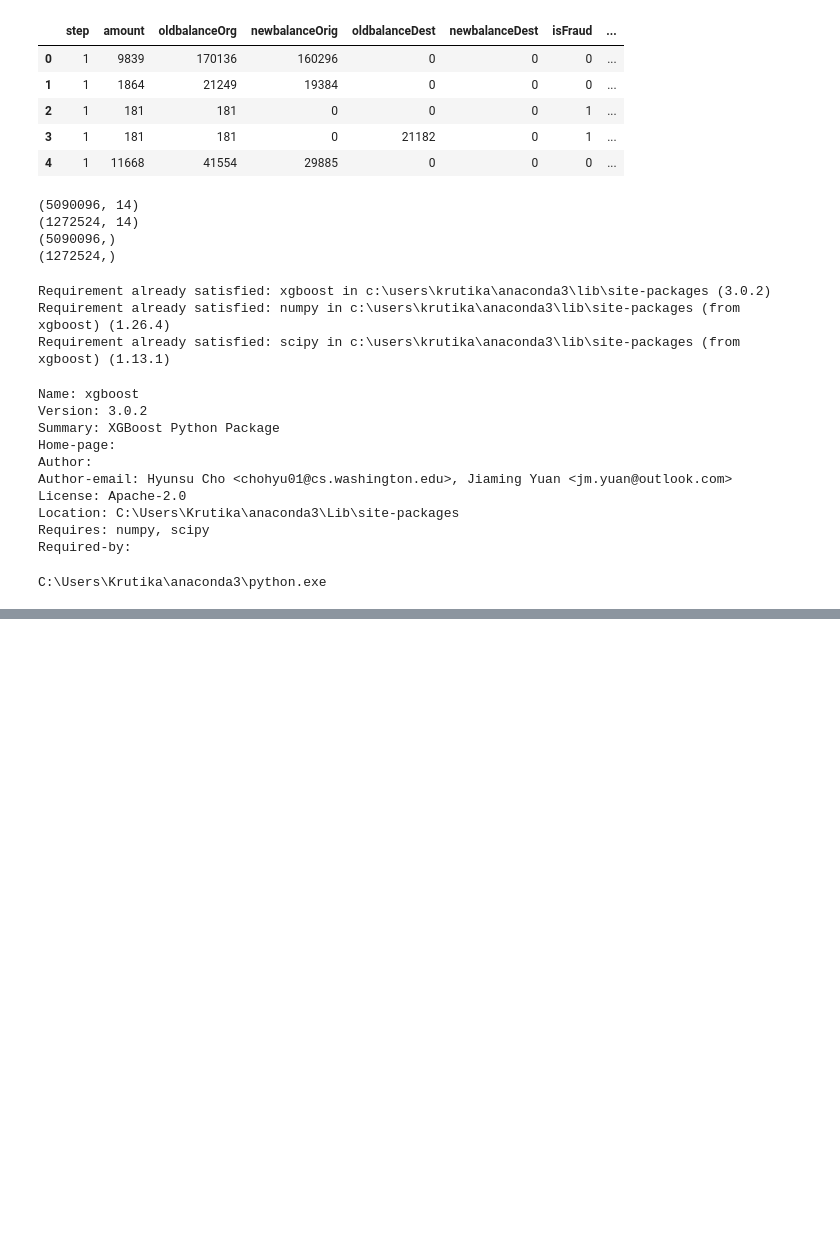
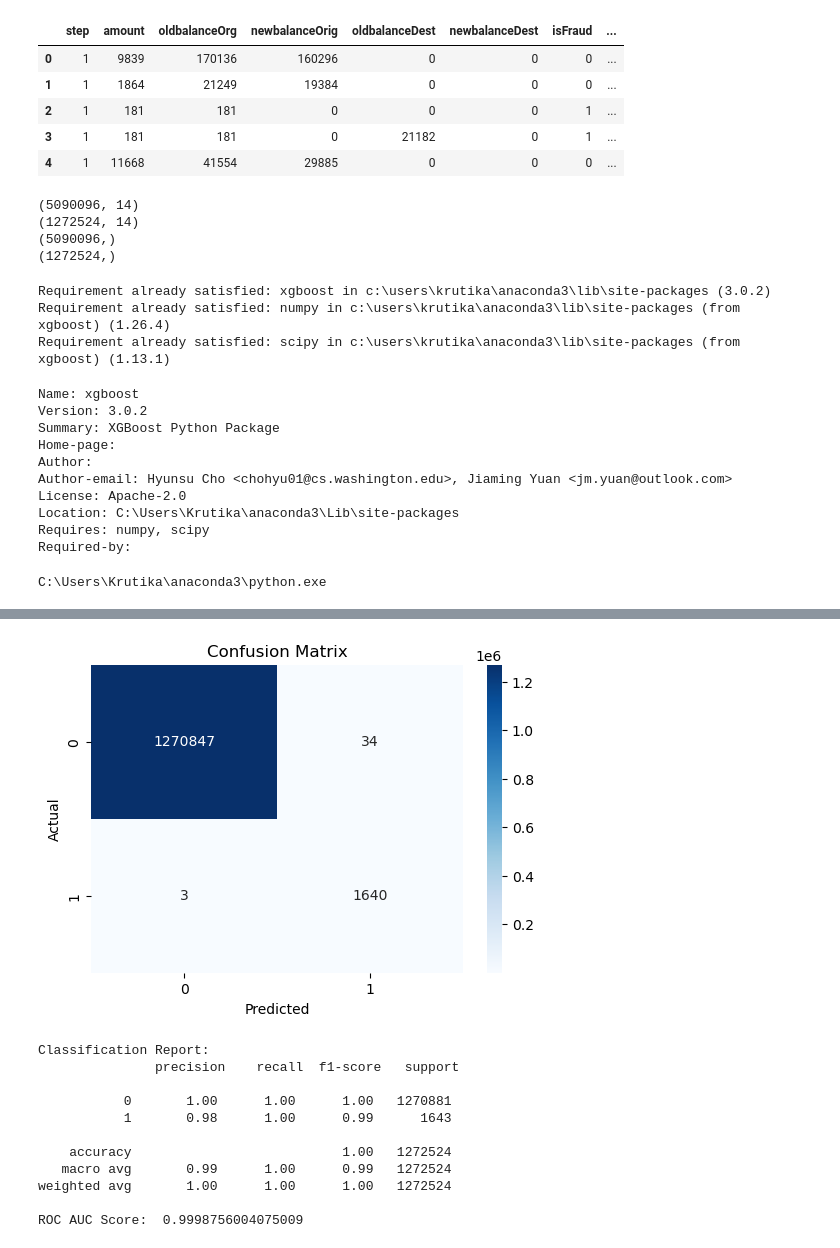
Before and after one commit to kruthikajanvekar/fraud_detection-in-depth-EDA, a Jupyter notebook: indepth_eda.ipynb, the cells around one changed output, grey strips where cells are left out. Drawn from its saved outputs; the diff is of its cells as text; code cells hidden in the pictures; blank space fills up the shorter version.

```diff
--- a/indepth_eda.ipynb
+++ b/indepth_eda.ipynb
@@ -3,4 +3,4 @@ import pandas as pd
 # %%
 import numpy as np
 # %%
-df= pd.read_csv(r"C:\Users\Krutika\Desktop\fraud_detection\Fraud.csv")
+df= pd.read_csv(r"D:\Kruthika\fraud_detection-in-depth-EDA\Fraud.csv")
@@ -291,11 +295,11 @@ param_grid={
 }
 
 # RandomizedSearch with Cross-Validation
-random_search= RandomizedSearchCV(xgb, param_grid, n_iter=5, cv=3, scoring='f1', random_state=42, n_jobs=1)
+random_search= RandomizedSearchCV(xgb, param_grid, n_iter=2, cv=2, scoring='f1', random_state=42, n_jobs=1)
 random_search.fit(X_train, y_train)
 
 # Best model
-best_xgb= random.search.best_estimator_
+best_xgb= random_search.best_estimator_
 
 print("Best Hyperparameters:", random_search.best_params_)
 print("Best F1 Score:", random_search.best_score_)
@@ -319,14 +338,13 @@ param_grid={
     'reg_lambda': [0.1, 1, 10, 100]    # L2 Regularization
 }
 
-}
 
 # RandomizedSearch with Cross-Validation
-random_search= RandomizedSearchCV(xgb, param_grid, n_iter=5, cv=3, scoring='f1', random_state=42, n_jobs=1)
+random_search= RandomizedSearchCV(xgb, param_grid, n_iter=2, cv=2, scoring='f1', random_state=42, n_jobs=1)
 random_search.fit(X_train, y_train)
 
 # Best model
-best_xgb= random.search.best_estimator_
+best_xgb= random_search.best_estimator_
 
 print("Best Hyperparameters:", random_search.best_params_)
 print("Best F1 Score:", random_search.best_score_)
@@ -342,7 +375,7 @@ from sklearn.metrics import make_scorer, f1_score
 scale_pos_weight = len(y_train[y_train == 0]) / len(y_train[y_train == 1])
 
 # Base model
- xgb = XGBClassifier(
+xgb = XGBClassifier(
      scale_pos_weight=scale_pos_weight,
      tree_method="hist",
      use_label_encoder=False,
@@ -351,7 +384,7 @@ scale_pos_weight = len(y_train[y_train == 0]) / len(y_train[y_train == 1])
 )
 
 # Hyperparameter grid
- param_grid = {
+param_grid = {
      "n_estimators": [100, 200],
      "learning_rate": [0.01, 0.1, 0.3],
      "max_depth": [3, 6],
@@ -366,12 +399,12 @@ scale_pos_weight = len(y_train[y_train == 0]) / len(y_train[y_train == 1])
 f1_scorer = make_scorer(f1_score, pos_label=1)
 
 # RandomizedSearchCV (no early stopping here)
- random_search = RandomizedSearchCV(
+random_search = RandomizedSearchCV(
      estimator=xgb,
      param_distributions=param_grid,
-     n_iter=20,
-     scoring=f1_scorer,
-     cv=3,
+     n_iter=2,
+     scoring= f1_scorer,
+     cv=2,
      verbose=1,
      n_jobs=-1,
      random_state=42,
@@ -392,24 +441,39 @@ print("✅ Best Model:", best_xgb)
 # %%
 import matplotlib.pyplot as plt
 import seaborn as sns
 from sklearn.metrics import confusion_matrix, classification_report, roc_auc_score
 import warnings
 
 # make predictions
 y_pred = best_xgb.predict(X_test)
 y_pred_proba= best_xgb.predict_proba(X_test)[:,1]  #Probabilities for ROC AUC
 
 # Confusion Matrix
+cm = confusion_matrix(y_test, y_pred)
 plt.figure(figsize= (6,4))
-sns.heatmap(confusion_matrix(y_test, y_pred), annot= True, fmt='d', cmap='Blues', xtick_labels=['NoFraud', 'Fraud'])
+sns.heatmap(cm, annot= True, fmt='d', cmap='Blues')
+plt.xtick_labels=['NoFraud', 'Fraud']
 plt.xlabel('Predicted')
 plt.ylabel('Actual')
 plt.title('Confusion Matrix')
 plt.show()
 
 # classification report
 print("Classification Report: \n", classification_report(y_test, y_pred))
 
 #ROC-AUC Curve
 roc_auc = roc_auc_score(y_test, y_pred_proba)
 print("ROC AUC Score: ", roc_auc)
+# %% [output]
+[figure, added]
+Classification Report:
+               precision    recall  f1-score   support
+
+           0       1.00      1.00      1.00   1270881
+           1       0.98      1.00      0.99      1643
+
+    accuracy                           1.00   1272524
+   macro avg       0.99      1.00      0.99   1272524
+weighted avg       1.00      1.00      1.00   1272524
+
+ROC AUC Score:  0.9998756004075009
```
Also changed, not shown: parts of 26 cells of this notebook.
